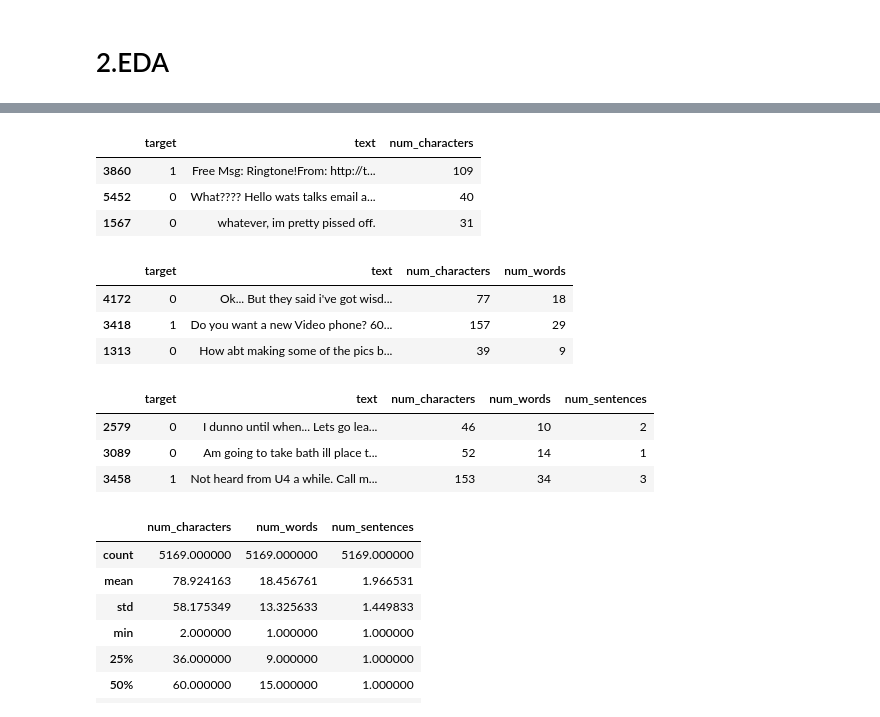
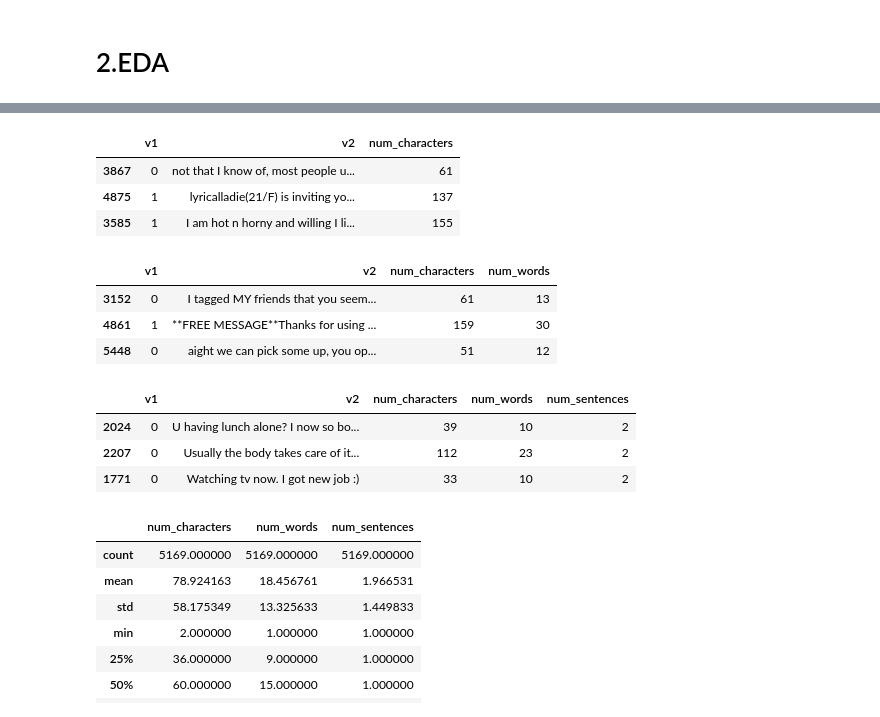
Before and after one commit to as-repo1/CBTCIP, a Jupyter notebook: spam-detection/spam_detection.ipynb, the cells around one changed output, grey strips where cells are left out. Cells and saved outputs as stored; diff of their text form; code cells hidden in the pictures.

```diff
--- a/spam-detection/spam_detection.ipynb
+++ b/spam-detection/spam_detection.ipynb
@@ -54,4 +62,0 @@ df.sample(2)
-# %%
-#renaming the columns
-df.rename(columns={'v1':'target','v2':'text'},inplace = True)
-df.sample(2)
@@ -63,6 +81,6 @@ df.sample(2)
 from sklearn.preprocessing import LabelEncoder
 encoder = LabelEncoder()
 # %%
-df["target"] = encoder.fit_transform(df["target"])
+df["v1"] = encoder.fit_transform(df["v1"])
 df.sample(2)
 # %% [output]
@@ -115,30 +133,30 @@ plt.pie(df["target"].value_counts(), labels=["ham","spam"],autopct="%0.3f")
 import nltk
 # nltk.download("punkt")
 # %%
-df["num_characters"] = df["text"].apply(len)
+df["num_characters"] = df["v2"].apply(len)
 df.sample(3)
 # %% [output]
-|  | target | text | num_characters |
-| 3860 | 1 | Free Msg: Ringtone!From: http://t... | 109 |
-| 5452 | 0 | What???? Hello wats talks email a... | 40 |
-| 1567 | 0 | whatever, im pretty pissed off. | 31 |
+|  | v1 | v2 | num_characters |
+| 3867 | 0 | not that I know of, most people u... | 61 |
+| 4875 | 1 | lyricalladie(21/F) is inviting yo... | 137 |
+| 3585 | 1 | I am hot n horny and willing I li... | 155 |
 # %%
 #break the sentence into indivisual words
-df["num_words"] = df["text"].apply(lambda x:len(nltk.word_tokenize(x)))
+df["num_words"] = df["v2"].apply(lambda x:len(nltk.word_tokenize(x)))
 df.sample(3)
 # %% [output]
-|  | target | text | num_characters | num_words |
-| 4172 | 0 | Ok... But they said i've got wisd... | 77 | 18 |
-| 3418 | 1 | Do you want a new Video phone? 60... | 157 | 29 |
-| 1313 | 0 | How abt making some of the pics b... | 39 | 9 |
+|  | v1 | v2 | num_characters | num_words |
+| 3152 | 0 | I tagged MY friends that you seem... | 61 | 13 |
+| 4861 | 1 | **FREE MESSAGE**Thanks for using ... | 159 | 30 |
+| 5448 | 0 | aight we can pick some up, you op... | 51 | 12 |
 # %%
-df["num_sentences"] = df["text"].apply(lambda x:len(nltk.sent_tokenize(x)))
+df["num_sentences"] = df["v2"].apply(lambda x:len(nltk.sent_tokenize(x)))
 df.sample(3)
 # %% [output]
-|  | target | text | num_characters | num_words | num_sentences |
-| 2579 | 0 | I dunno until when... Lets go lea... | 46 | 10 | 2 |
-| 3089 | 0 | Am going to take bath ill place t... | 52 | 14 | 1 |
-| 3458 | 1 | Not heard from U4 a while. Call m... | 153 | 34 | 3 |
+|  | v1 | v2 | num_characters | num_words | num_sentences |
+| 2024 | 0 | U having lunch alone? I now so bo... | 39 | 10 | 2 |
+| 2207 | 0 | Usually the body takes care of it... | 112 | 23 | 2 |
+| 1771 | 0 | Watching tv now. I got new job :) | 33 | 10 | 2 |
 # %%
 #getting more information about the newly made 3 columns
 df[["num_characters","num_words","num_sentences"]].describe()
```
Also changed, not shown: parts of 38 cells of this notebook, 3 other files.
